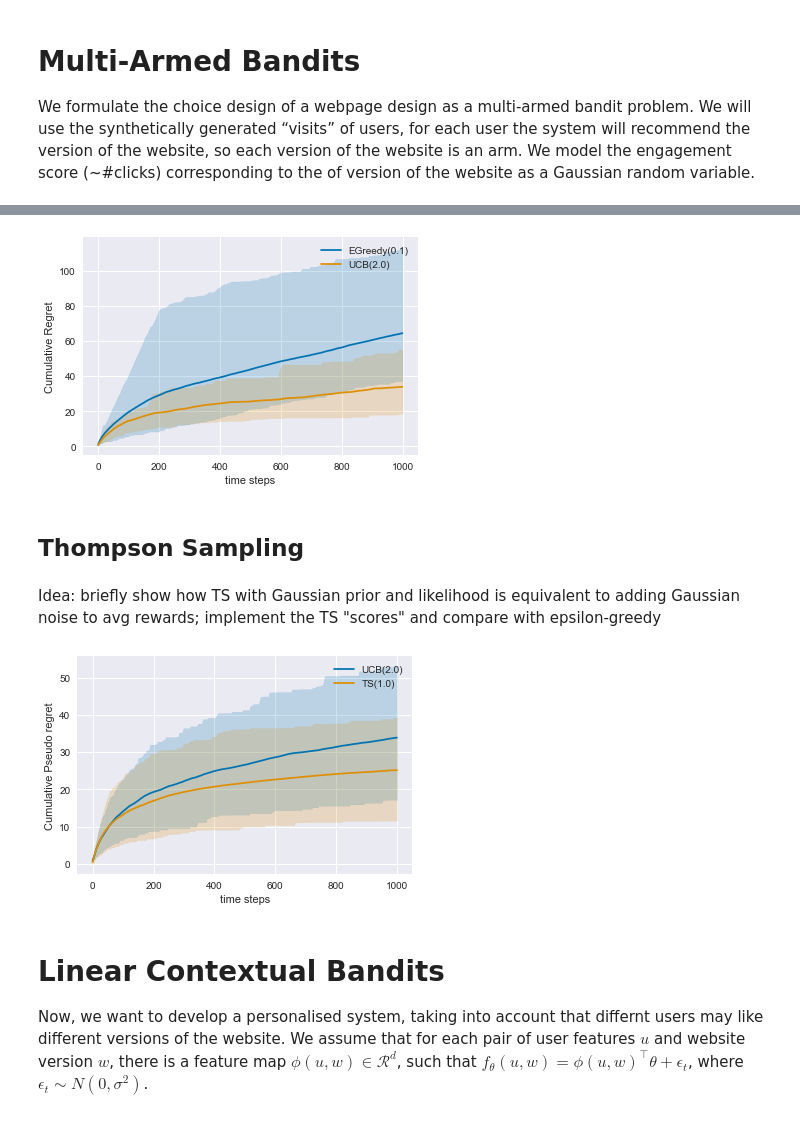
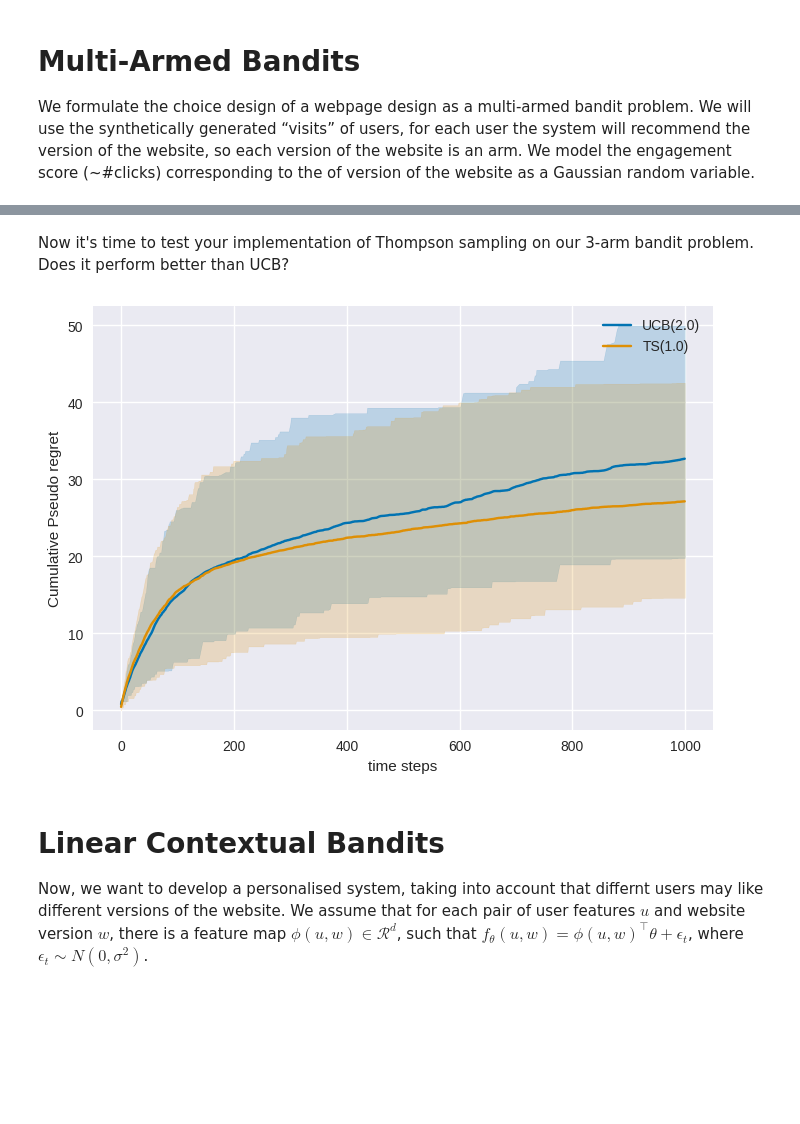
Before and after one commit to rlsummerschool/practical-sessions, a Jupyter notebook: notebooks/bandits_practice.ipynb, the cells around one changed output, grey strips where cells are left out. Cells and saved outputs as stored; diff of their text form; code cells hidden in the pictures; blank space fills up the shorter version.

```diff
--- a/notebooks/bandits_practice.ipynb
+++ b/notebooks/bandits_practice.ipynb
@@ -209,6 +264,6 @@ Idea: just implement the UCB score and compare with epsilon-greedy
 # %%
 class UCB(Agent):
-  def __init__(self, K, alpha=2.):
+  def __init__(self, K, alpha):
     self.alpha = alpha
     self.K = K
     self.reset()
@@ -247,7 +306,7 @@ class UCB(Agent):
 # %%
-env = MAB_env(means)
-epsilon_greedy = EpsilonGreedy(K,  eps=0.1)
-ucb = UCB(K,  alpha=2.)
-ucb_experiment = experiment_mab(env, [ucb], N=N, T=T, mode="regret")
-plot_result(ucb_experiment, q=10);
+epsilon_greedy = EpsilonGreedy(K,  eps=0.1) #replace with call to solution or remove entirely
+ALPHA = 2. #not given
+ucb = UCB(K, alpha=ALPHA)
+ucb_experiment = experiment_mab(env, [ucb, eps_greedy], N=N, T=T, mode="pseudo regret")
+plot_result(ucb_experiment, q=10, mode="pseudo regret");
 # %% [output]
@@ -255,12 +390,9 @@ plot_result(ucb_experiment, q=10);
+# %% [markdown]
+Now it's time to test your implementation of Thompson sampling on our 3-arm bandit problem. Does it perform better than UCB?
 # %%
-env = MAB_env(means)
-epsilon_greedy = EpsilonGreedy(K,  eps=0.1)
-ucb = UCB(K,  alpha=2.)
-ucb_experiment = experiment_mab(env, [epsilon_greedy, ucb], N=N, T=T, mode="pseudo regret")
-plot_result(ucb_experiment, q=10);
+ucb = UCB(K,  alpha=2.) #call solution or remove entirely
+ts = ThompsonSampling(K)
+ts_experiment = experiment_mab(env, [ucb, ts], N=N, T=T, mode="pseudo regret")
+plot_result(ts_experiment, q=10, mode="pseudo regret");
 # %% [output]
-[figure, old version]
+[figure, new version]
-# %% [markdown]
-## Thompson Sampling
-# %% [markdown]
-Idea: briefly show how TS with Gaussian prior and likelihood is equivalent to adding Gaussian noise to avg rewards; implement the TS "scores" and compare with epsilon-greedy
@@ -306,11 +399,3 @@ class ThompsonSampling(Agent):
-# %%
-env = MAB_env(means)
-ucb = UCB(K,  alpha=2.)
-ts = ThompsonSampling(K, sigma=1.)
-ts_experiment = experiment_mab(env, [ucb, ts], N=200, T=1000, mode="pseudo regret")
-plot_result(ts_experiment, q=10, mode="pseudo regret");
-# %% [output]
-[figure, removed]
 # %% [markdown]
 # Linear Contextual Bandits
 
```
Also changed, not shown: parts of 25 cells of this notebook.
